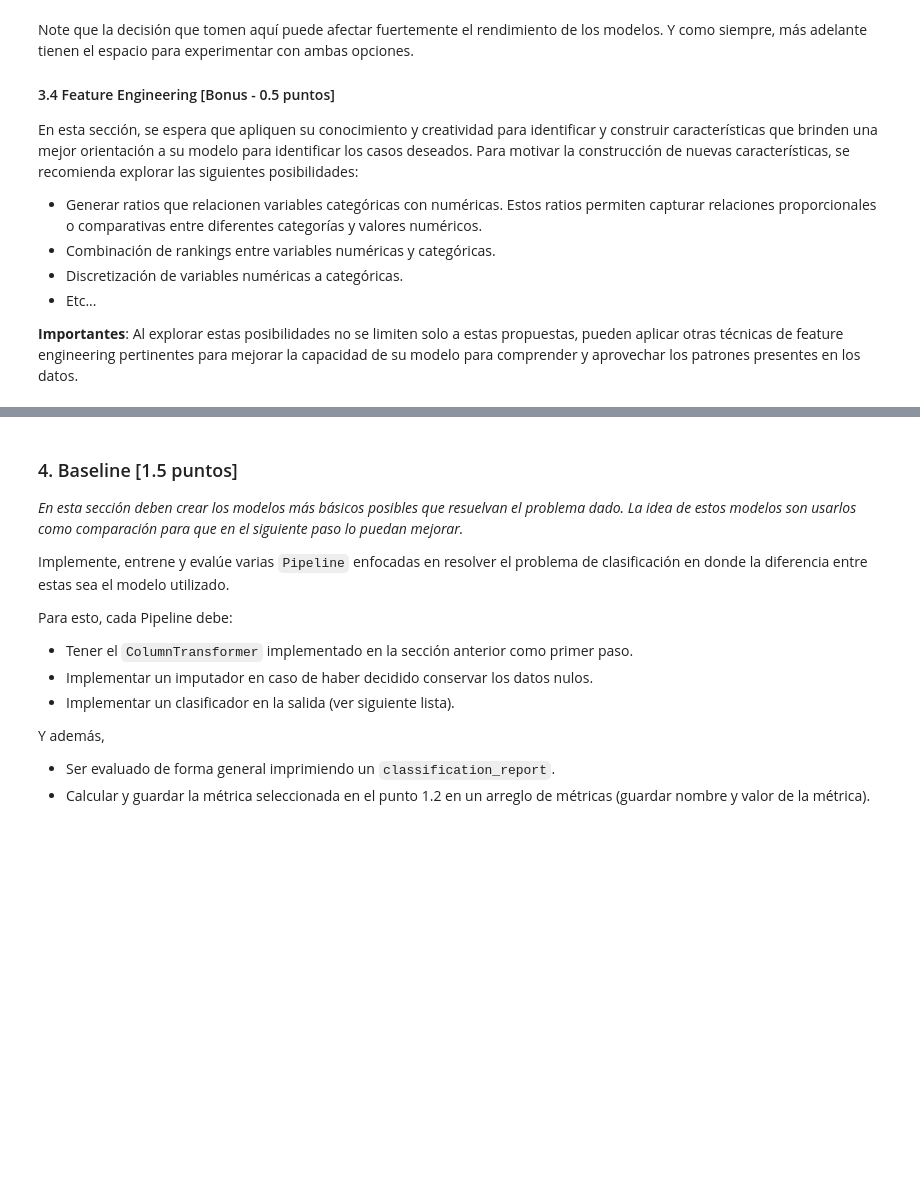
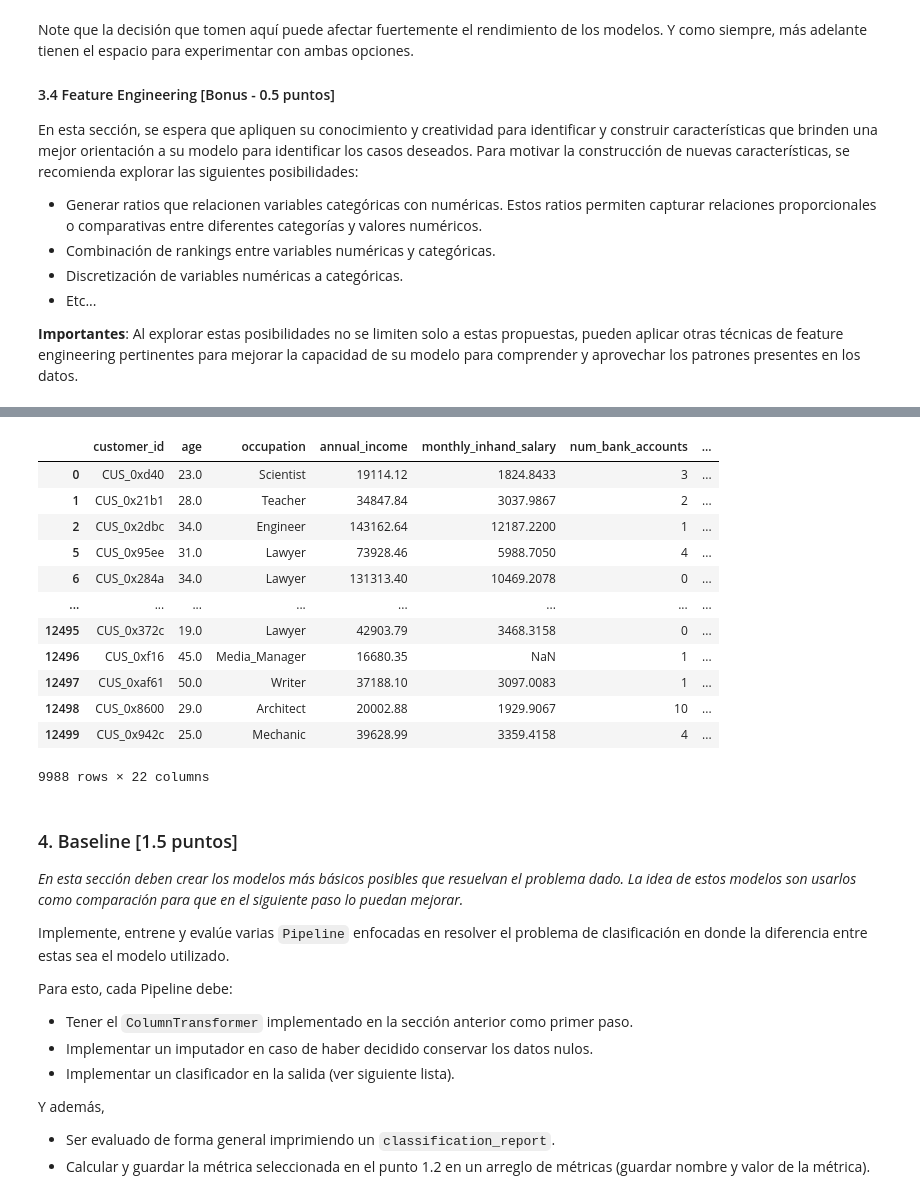
Before and after one commit to mgzotero/MDS7202, a Jupyter notebook: Proyectos/Proyecto 2/proyecto2.ipynb, the cells around one changed output, grey strips where cells are left out. Drawn from its saved outputs; the diff is of its cells as text; code cells hidden in the pictures; blank space fills up the shorter version.

```diff
--- a/Proyectos/Proyecto 2/proyecto2.ipynb
+++ b/Proyectos/Proyecto 2/proyecto2.ipynb
@@ -193,0 +186,22 @@ En esta sección, se espera que apliquen su conocimiento y creatividad para iden
+# %%
+def get_non_negative(df_in: pd.DataFrame, col: str) -> pd.DataFrame:
+    """
+    Función que devuelve un dataframe sin valores negativos en la columna indicada.
+
+    Parameters
+    ----------
+    df_in : pd.DataFrame
+        Dataframe con los datos
+    col : str
+        Nombre de la columna
+
+    Returns
+    -------
+    pd.DataFrame
+        Dataframe sin valores negativos
+    """
+
+    df = df_in.copy(deep=True)
+    df = df[(df[col] >= 0) | (df[col].isnull())]
+
+    return df
@@ -193,0 +438,18 @@ En esta sección, se espera que apliquen su conocimiento y creatividad para iden
+# %%
+column_transformer = make_column_transformer(
+    (KNNImputer(), ["payment_behaviour"]),
+
+    (RobustScaler(), float_cols),
+
+    (OneHotEncoder(sparse_output=False, handle_unknown="ignore"), ["occupation", "payment_behaviour"]),
+
+    remainder="drop",
+
+).set_output(transform="pandas")
+
+
+
+
+preprocessor = make_pipeline(FunctionTransformer(clean_data), column_transformer)
+
+preprocessor.fit_transform(df)
@@ -194,3 +473,21 @@ En esta sección, se espera que apliquen su conocimiento y creatividad para iden
+# %%
+from sklearn.preprocessing import FunctionTransformer
+
+FunctionTransformer(clean_data).fit_transform(df)
+# %% [output]
+|  | customer_id | age | occupation | annual_income | monthly_inhand_salary | num_bank_accounts | ... |
+| 0 | CUS_0xd40 | 23.0 | Scientist | 19114.12 | 1824.8433 | 3 | ... |
+| 1 | CUS_0x21b1 | 28.0 | Teacher | 34847.84 | 3037.9867 | 2 | ... |
+| 2 | CUS_0x2dbc | 34.0 | Engineer | 143162.64 | 12187.2200 | 1 | ... |
+| 5 | CUS_0x95ee | 31.0 | Lawyer | 73928.46 | 5988.7050 | 4 | ... |
+| 6 | CUS_0x284a | 34.0 | Lawyer | 131313.40 | 10469.2078 | 0 | ... |
+| ... | ... | ... | ... | ... | ... | ... | ... |
+| 12495 | CUS_0x372c | 19.0 | Lawyer | 42903.79 | 3468.3158 | 0 | ... |
+| 12496 | CUS_0xf16 | 45.0 | Media_Manager | 16680.35 | NaN | 1 | ... |
+| 12497 | CUS_0xaf61 | 50.0 | Writer | 37188.10 | 3097.0083 | 1 | ... |
+| 12498 | CUS_0x8600 | 29.0 | Architect | 20002.88 | 1929.9067 | 10 | ... |
+| 12499 | CUS_0x942c | 25.0 | Mechanic | 39628.99 | 3359.4158 | 4 | ... |
+9988 rows × 22 columns
 # %% [markdown]
 
 ### 4. Baseline [1.5 puntos]
```
Also changed, not shown: parts of 28 cells of this notebook.
